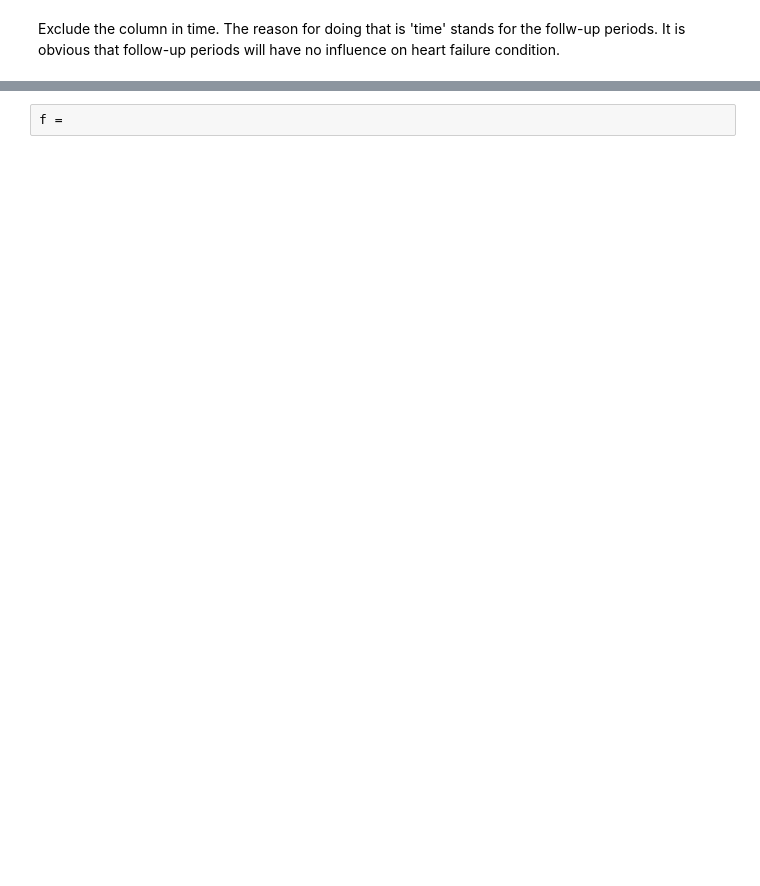
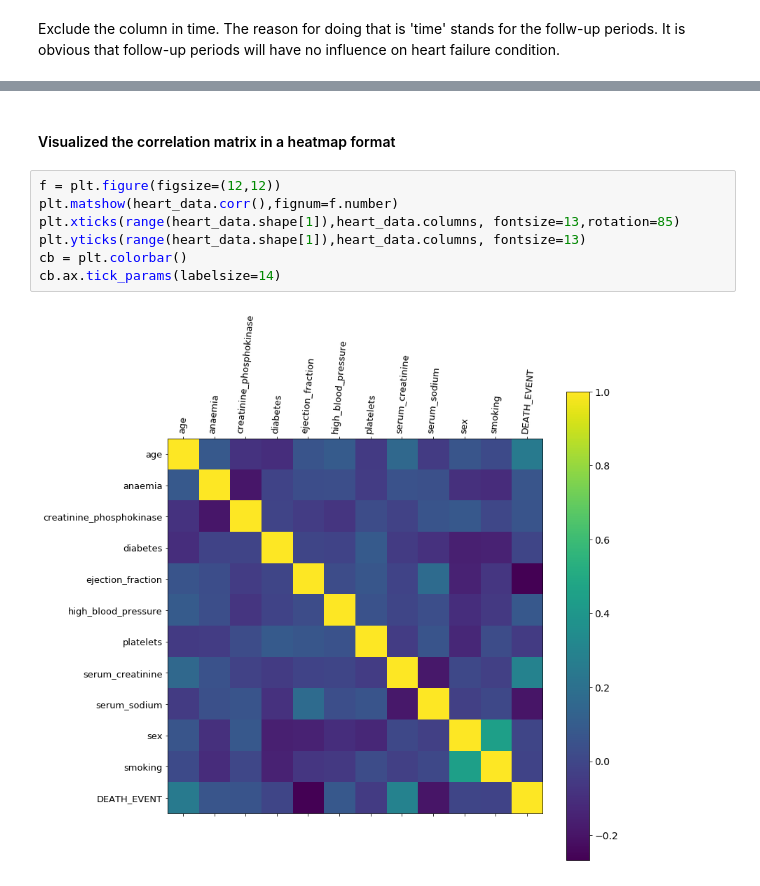
Before and after one commit to yuxuanwu17/heart_failure_detection, a Jupyter notebook: heart_prediction.ipynb, the cells around one changed output, grey strips where cells are left out. Cells and saved outputs as stored; diff of their text form; blank space fills up the shorter version.

```diff
--- a/heart_prediction.ipynb
+++ b/heart_prediction.ipynb
@@ -226,5 +294,14 @@ heart_data.columns
 | smoking | 0.018668 | -0.107290 | 0.002421 | -0.147173 | -0.067315 | -0.055711 | 0.028234 | ... |
 | time | -0.224068 | -0.141414 | -0.009346 | 0.033726 | 0.041729 | -0.196439 | 0.010514 | ... |
 | DEATH_EVENT | 0.253729 | 0.066270 | 0.062728 | -0.001943 | -0.268603 | 0.079351 | -0.049139 | ... |
-# %%
-f =
+# %% [markdown]
+#### Visualized the correlation matrix in a heatmap format
+# %%
+f = plt.figure(figsize=(12,12))
+plt.matshow(heart_data.corr(),fignum=f.number)
+plt.xticks(range(heart_data.shape[1]),heart_data.columns, fontsize=13,rotation=85)
+plt.yticks(range(heart_data.shape[1]),heart_data.columns, fontsize=13)
+cb = plt.colorbar()
+cb.ax.tick_params(labelsize=14)
+# %% [output]
+[figure, added]
```
Also changed, not shown: parts of 32 cells of this notebook.
